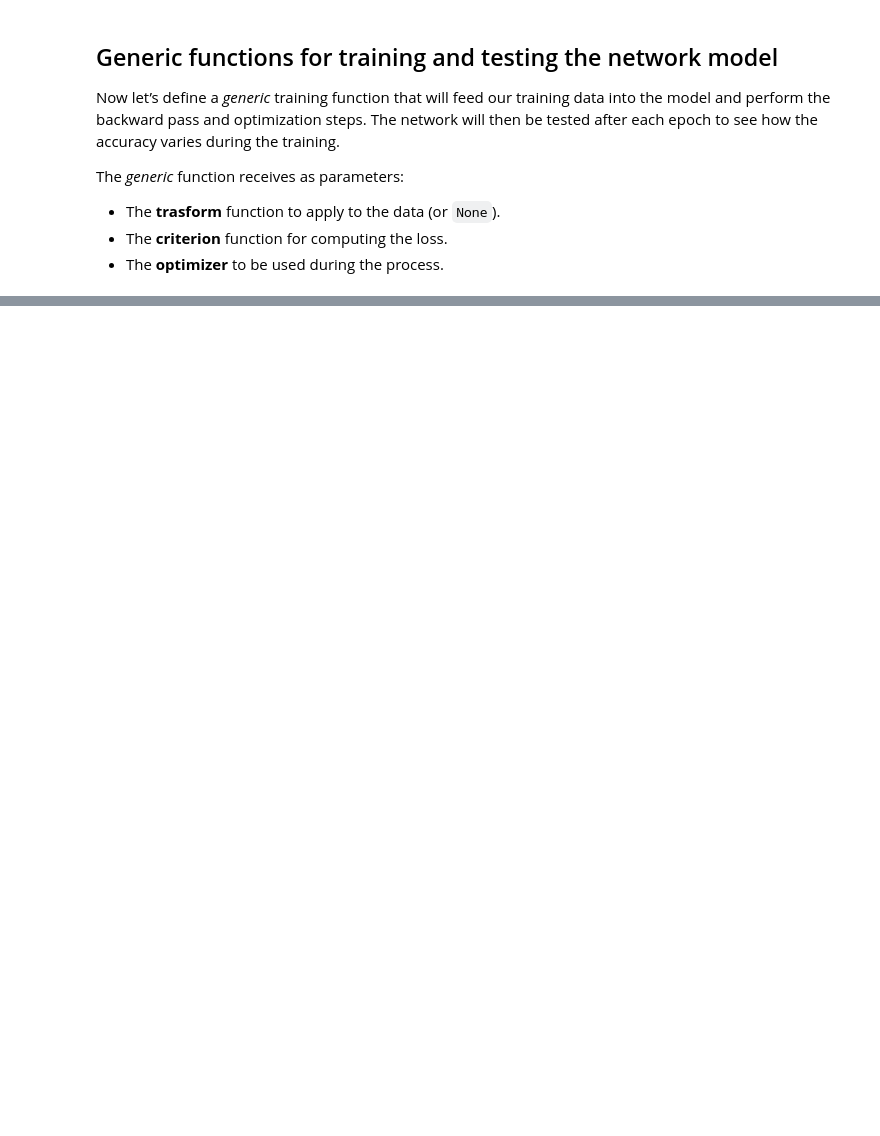
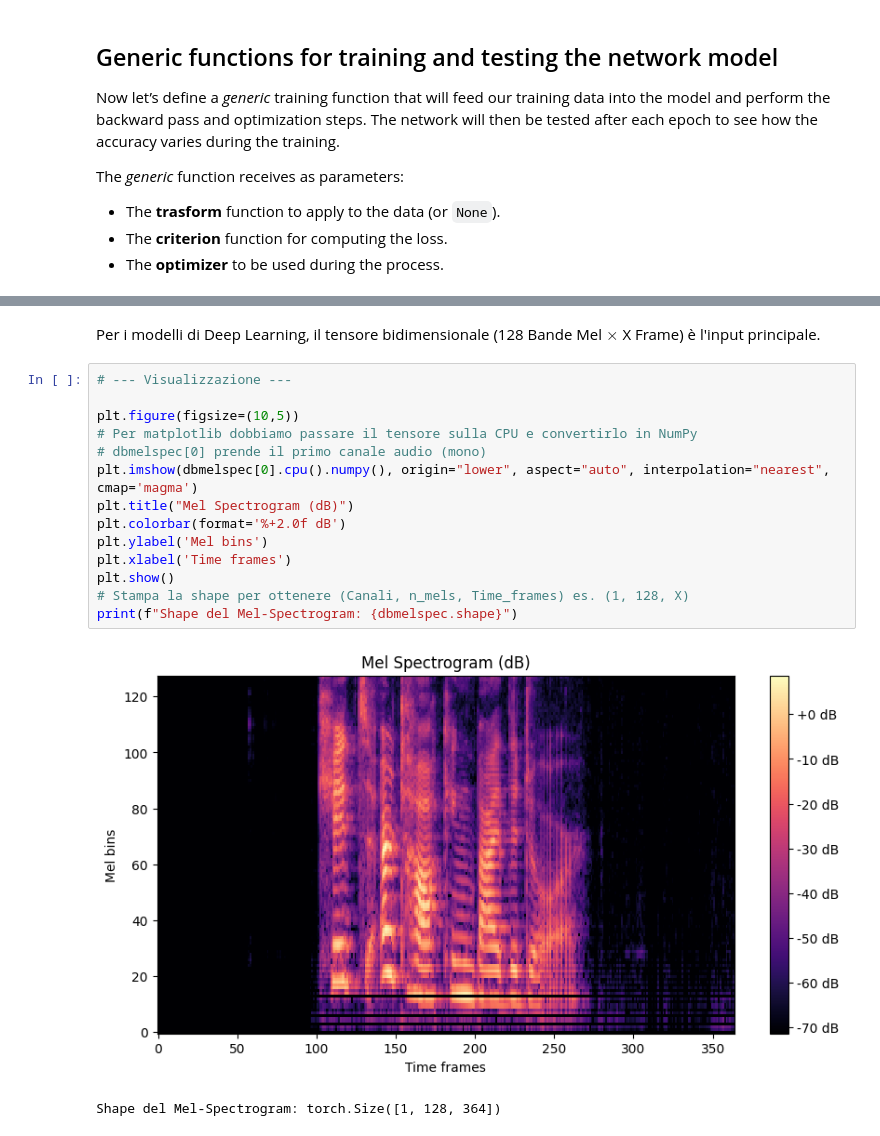
Before and after one commit to LinaAngione/ProjectML-speech-emotion-recognition, a Jupyter notebook: project-polito-speech-emotion-recognition.ipynb, the cells around one changed output, grey strips where cells are left out. Cells and saved outputs as stored; diff of their text form; blank space fills up the shorter version.

```diff
--- a/project-polito-speech-emotion-recognition.ipynb
+++ b/project-polito-speech-emotion-recognition.ipynb
@@ -518,0 +724,19 @@ The *generic* function receives as parameters:
+# %% [markdown]
+Per i modelli di Deep Learning, il tensore bidimensionale (128 Bande Mel $\times$ X Frame) è l'input principale.
+# %%
+# --- Visualizzazione ---
+
+plt.figure(figsize=(10,5))
+# Per matplotlib dobbiamo passare il tensore sulla CPU e convertirlo in NumPy
+# dbmelspec[0] prende il primo canale audio (mono)
+plt.imshow(dbmelspec[0].cpu().numpy(), origin="lower", aspect="auto", interpolation="nearest", cmap='magma')
+plt.title("Mel Spectrogram (dB)")
+plt.colorbar(format='%+2.0f dB')
+plt.ylabel('Mel bins')
+plt.xlabel('Time frames')
+plt.show()
+# Stampa la shape per ottenere (Canali, n_mels, Time_frames) es. (1, 128, X)
+print(f"Shape del Mel-Spectrogram: {dbmelspec.shape}")
+# %% [output]
+[figure, added]
+Shape del Mel-Spectrogram: torch.Size([1, 128, 364])
```
Also changed, not shown: parts of 20 cells of this notebook.
